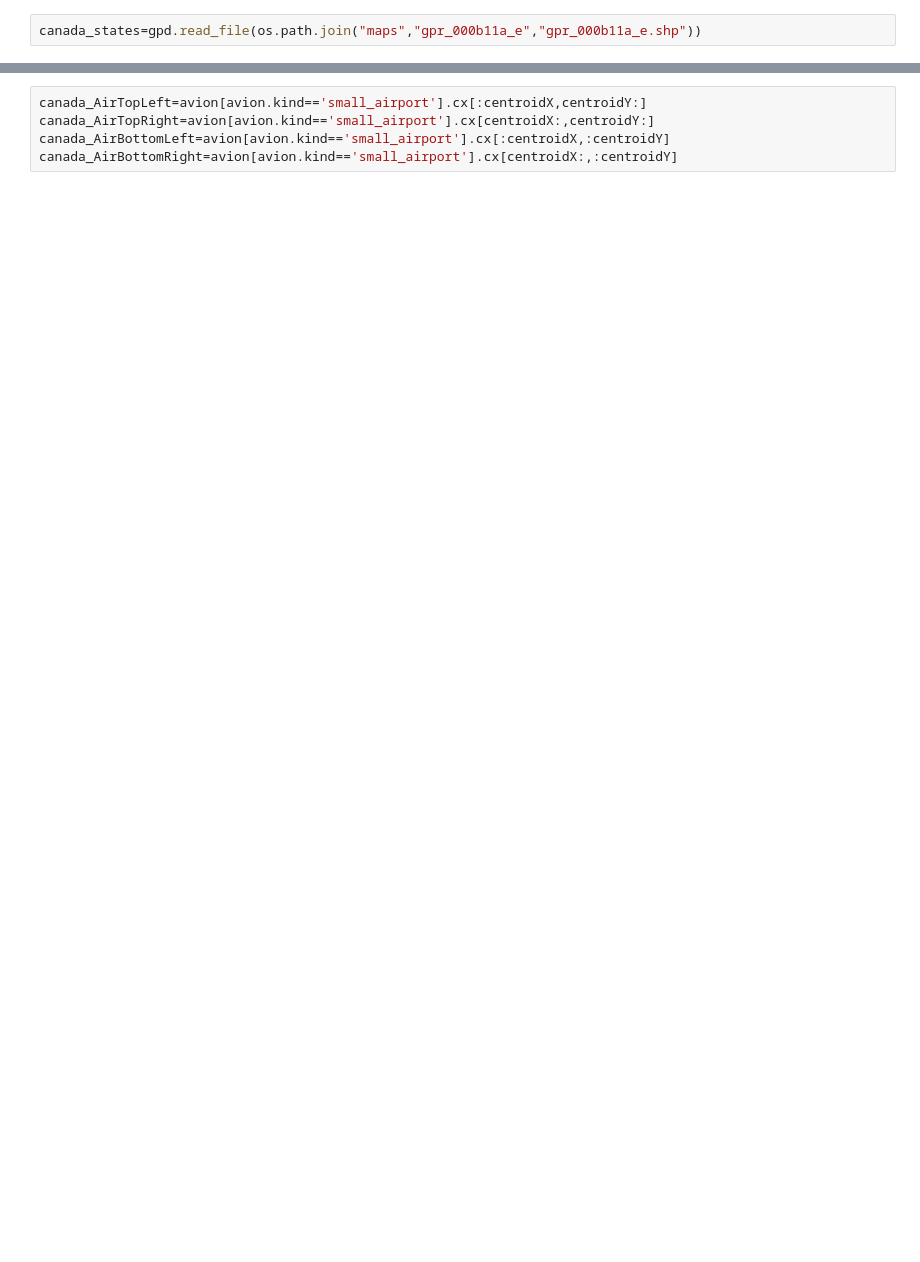
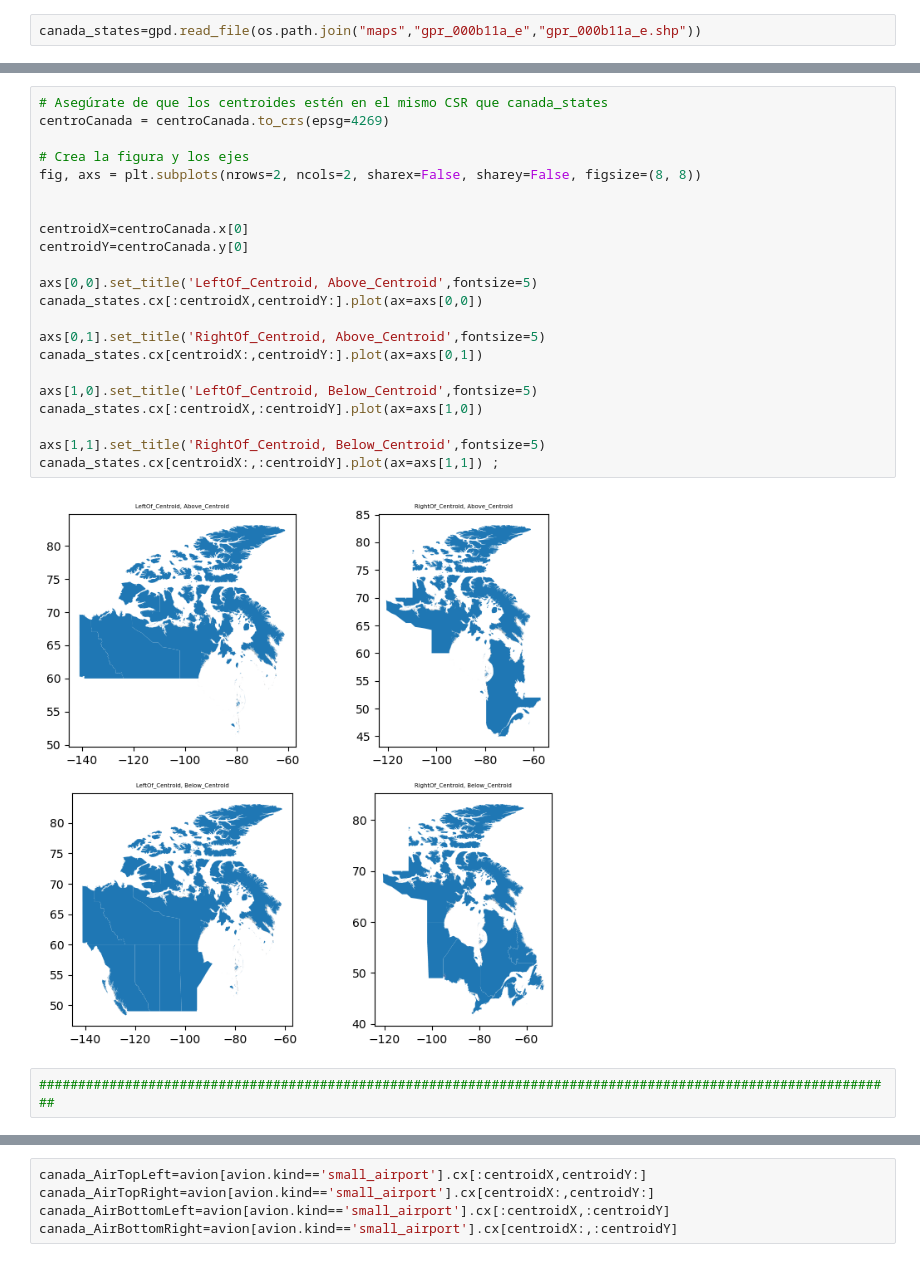
Before and after one commit to CarolinaPUCP/canadaprepro, a Jupyter notebook: CANADA_2.ipynb, the cells around one changed output, grey strips where cells are left out. Drawn from its saved outputs; the diff is of its cells as text; blank space fills up the shorter version.

```diff
--- a/CANADA_2.ipynb
+++ b/CANADA_2.ipynb
@@ -336,0 +293,26 @@ avion.rename(columns={'type':'kind'},inplace=True)
+# %%
+# Asegúrate de que los centroides estén en el mismo CSR que canada_states
+centroCanada = centroCanada.to_crs(epsg=4269)
+
+# Crea la figura y los ejes
+fig, axs = plt.subplots(nrows=2, ncols=2, sharex=False, sharey=False, figsize=(8, 8))
+
+
+centroidX=centroCanada.x[0]
+centroidY=centroCanada.y[0]
+
+axs[0,0].set_title('LeftOf_Centroid, Above_Centroid',fontsize=5)
+canada_states.cx[:centroidX,centroidY:].plot(ax=axs[0,0])
+
+axs[0,1].set_title('RightOf_Centroid, Above_Centroid',fontsize=5)
+canada_states.cx[centroidX:,centroidY:].plot(ax=axs[0,1])
+
+axs[1,0].set_title('LeftOf_Centroid, Below_Centroid',fontsize=5)
+canada_states.cx[:centroidX,:centroidY].plot(ax=axs[1,0])
+
+axs[1,1].set_title('RightOf_Centroid, Below_Centroid',fontsize=5)
+canada_states.cx[centroidX:,:centroidY].plot(ax=axs[1,1]) ;
+# %% [output]
+[figure, added]
+# %%
+##############################################################################################################
```
Also changed, not shown: parts of 23 cells of this notebook, 34 other files.
